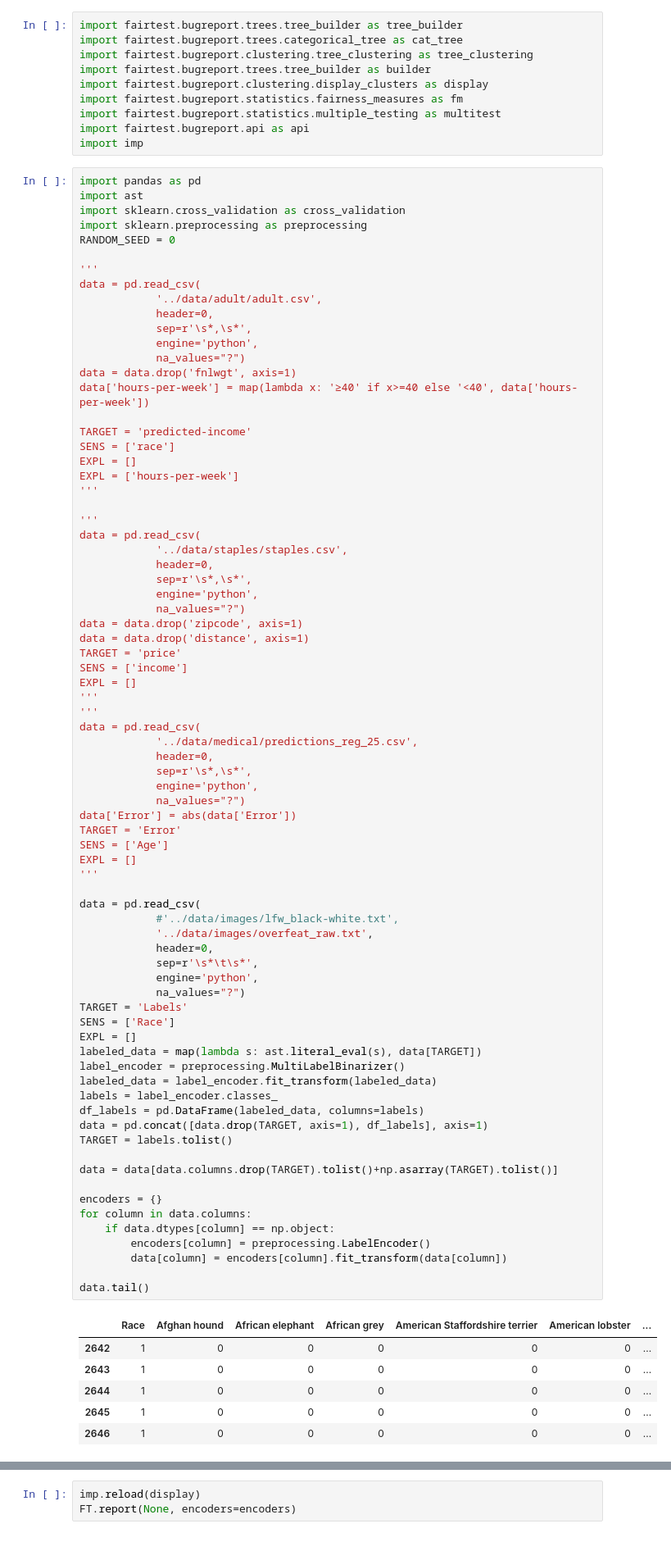
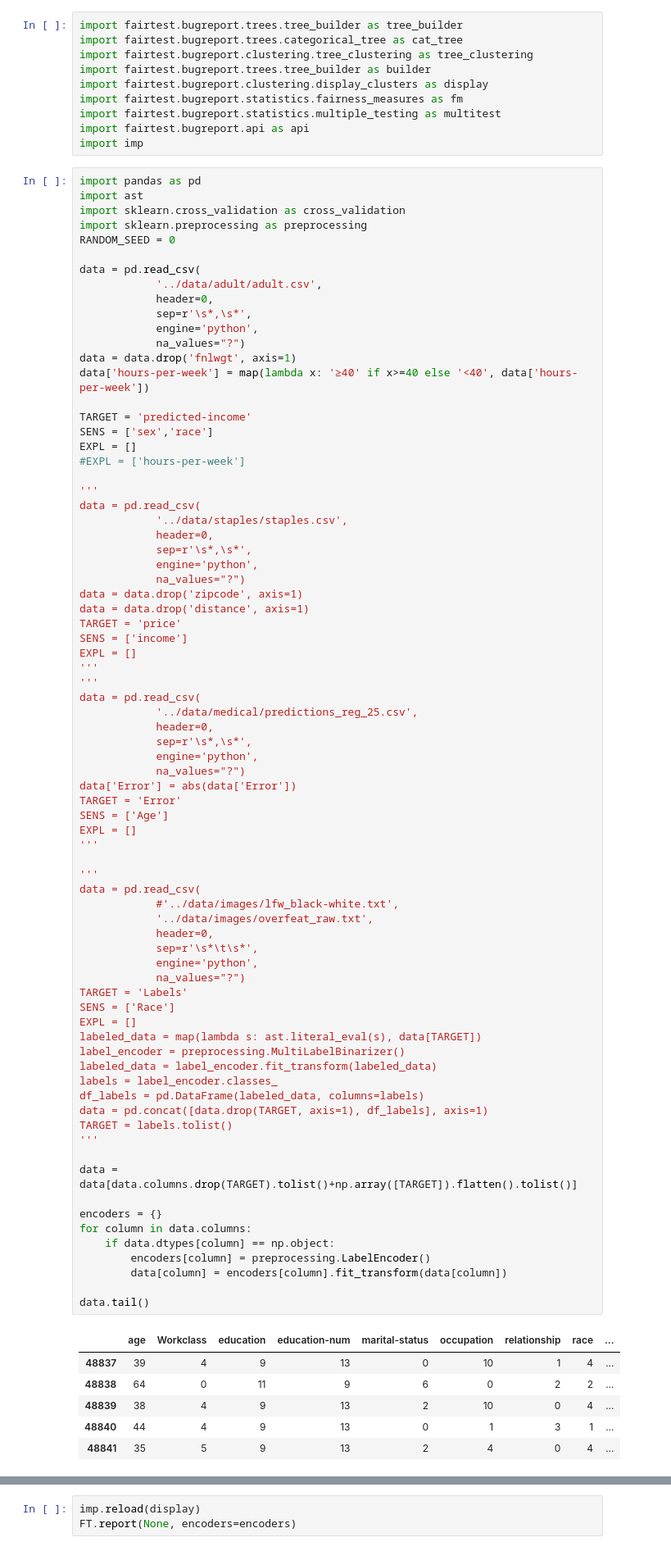
Before and after one commit to columbia/fairtest, a Jupyter notebook: src_new_api/test.ipynb, the cells around one changed output, grey strips where cells are left out. Shown: that part at 82% size. Drawn from its saved outputs; the diff is of its cells as text.

```diff
--- a/src_new_api/test.ipynb
+++ b/src_new_api/test.ipynb
@@ -15,7 +15,6 @@ import sklearn.cross_validation as cross_validation
 import sklearn.preprocessing as preprocessing
 RANDOM_SEED = 0
 
-'''
 data = pd.read_csv(
             '../data/adult/adult.csv',
             header=0,
@@ -26,10 +25,9 @@ data = data.drop('fnlwgt', axis=1)
 data['hours-per-week'] = map(lambda x: '≥40' if x>=40 else '<40', data['hours-per-week'])
 
 TARGET = 'predicted-income'
-SENS = ['race']
+SENS = ['sex','race']
 EXPL = []
-EXPL = ['hours-per-week']
-'''
+#EXPL = ['hours-per-week']
 
 '''
 data = pd.read_csv(
@@ -57,37 +55,39 @@ SENS = ['Age']
 EXPL = []
 '''
 
+'''
 data = pd.read_csv(
             #'../data/images/lfw_black-white.txt',
             '../data/images/overfeat_raw.txt',
             header=0,
             sep=r'\s*\t\s*',
             engine='python',
             na_values="?")
 TARGET = 'Labels'
 SENS = ['Race']
 EXPL = []
 labeled_data = map(lambda s: ast.literal_eval(s), data[TARGET])
 label_encoder = preprocessing.MultiLabelBinarizer()
 labeled_data = label_encoder.fit_transform(labeled_data)
 labels = label_encoder.classes_
 df_labels = pd.DataFrame(labeled_data, columns=labels)
 data = pd.concat([data.drop(TARGET, axis=1), df_labels], axis=1)
 TARGET = labels.tolist()
+'''
 
-data = data[data.columns.drop(TARGET).tolist()+np.asarray(TARGET).tolist()]
+data = data[data.columns.drop(TARGET).tolist()+np.array([TARGET]).flatten().tolist()]
 
 encoders = {}
 for column in data.columns:
     if data.dtypes[column] == np.object:
         encoders[column] = preprocessing.LabelEncoder()
         data[column] = encoders[column].fit_transform(data[column])
 
 data.tail()
 # %% [output]
-|  | Race | Afghan hound | African elephant | African grey | American Staffordshire terrier | American lobster | ... |
-| 2642 | 1 | 0 | 0 | 0 | 0 | 0 | ... |
-| 2643 | 1 | 0 | 0 | 0 | 0 | 0 | ... |
-| 2644 | 1 | 0 | 0 | 0 | 0 | 0 | ... |
-| 2645 | 1 | 0 | 0 | 0 | 0 | 0 | ... |
-| 2646 | 1 | 0 | 0 | 0 | 0 | 0 | ... |
+|  | age | Workclass | education | education-num | marital-status | occupation | relationship | race | ... |
+| 48837 | 39 | 4 | 9 | 13 | 0 | 10 | 1 | 4 | ... |
+| 48838 | 64 | 0 | 11 | 9 | 6 | 0 | 2 | 2 | ... |
+| 48839 | 38 | 4 | 9 | 13 | 2 | 10 | 0 | 4 | ... |
+| 48840 | 44 | 4 | 9 | 13 | 0 | 1 | 3 | 1 | ... |
+| 48841 | 35 | 5 | 9 | 13 | 2 | 4 | 0 | 4 | ... |
```
Also changed, not shown: parts of 4 cells of this notebook, 2 other files.
